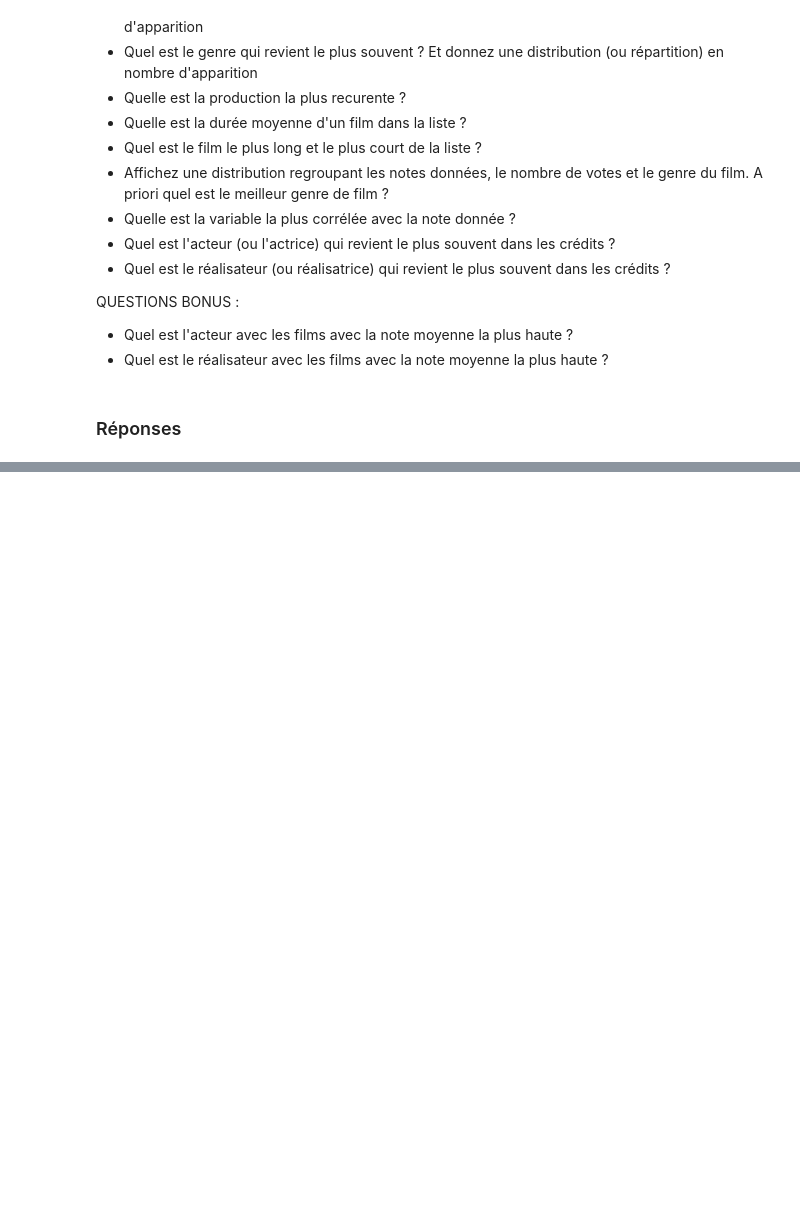
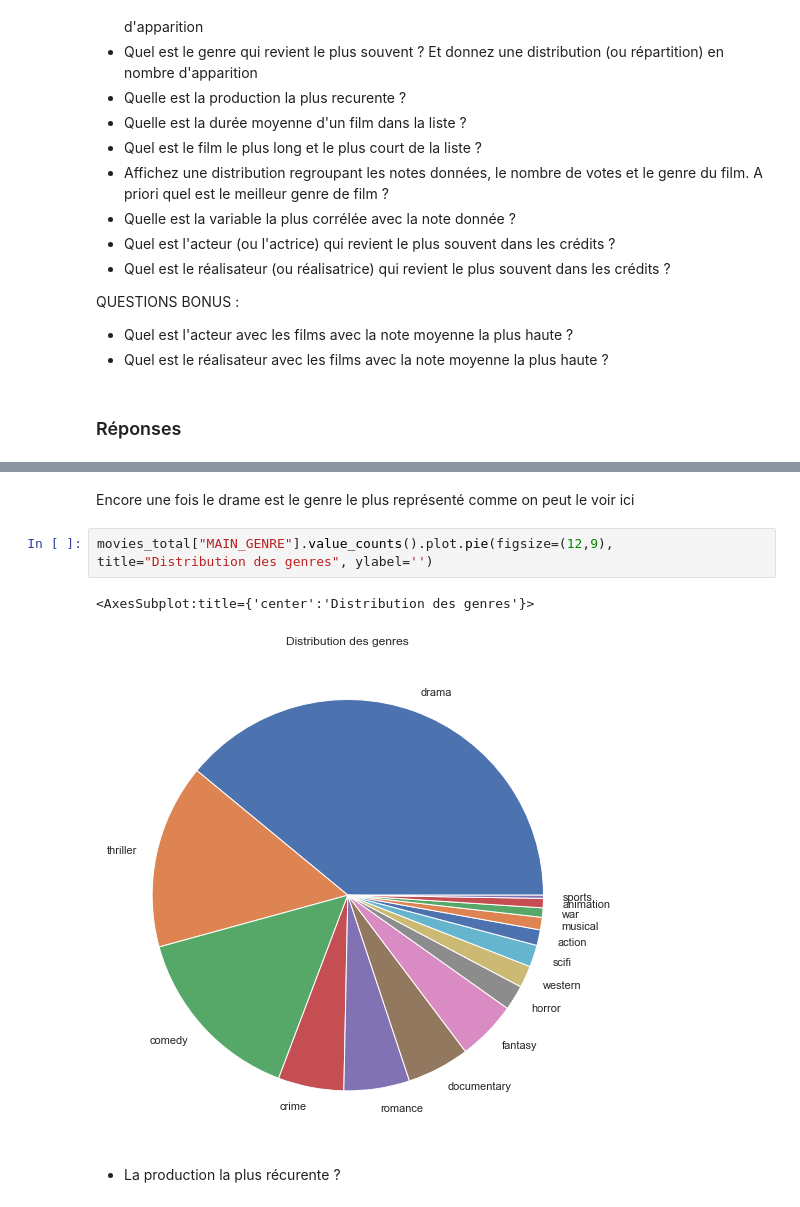
Before and after one commit to MohamedNennouche/Computer-Vision-with-Python, a Jupyter notebook: Projets complementaires/Seance2/study.ipynb, the cells around one changed output, grey strips where cells are left out. Saved outputs shown, nothing was run; the diff lists cells and outputs as text; blank space fills up the shorter version.

```diff
--- a/Projets complementaires/Seance2/study.ipynb
+++ b/Projets complementaires/Seance2/study.ipynb
@@ -488,0 +549,9 @@ QUESTIONS BONUS :
+# %% [markdown]
+Encore une fois le drame est le genre le plus représenté comme on peut le voir ici
+# %%
+movies_total["MAIN_GENRE"].value_counts().plot.pie(figsize=(12,9), title="Distribution des genres", ylabel='')
+# %% [output]
+<AxesSubplot:title={'center':'Distribution des genres'}>
+[figure, added]
+# %% [markdown]
+- La production la plus récurente ?
```
Also changed, not shown: parts of 33 cells of this notebook.
